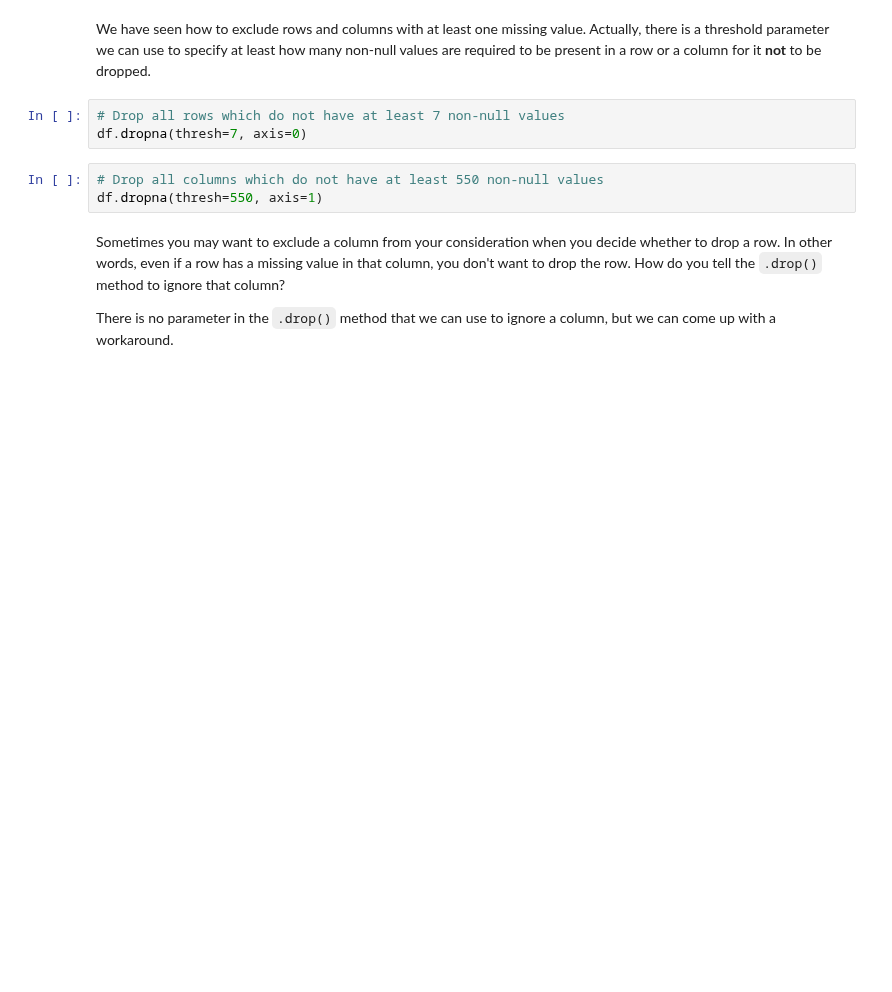
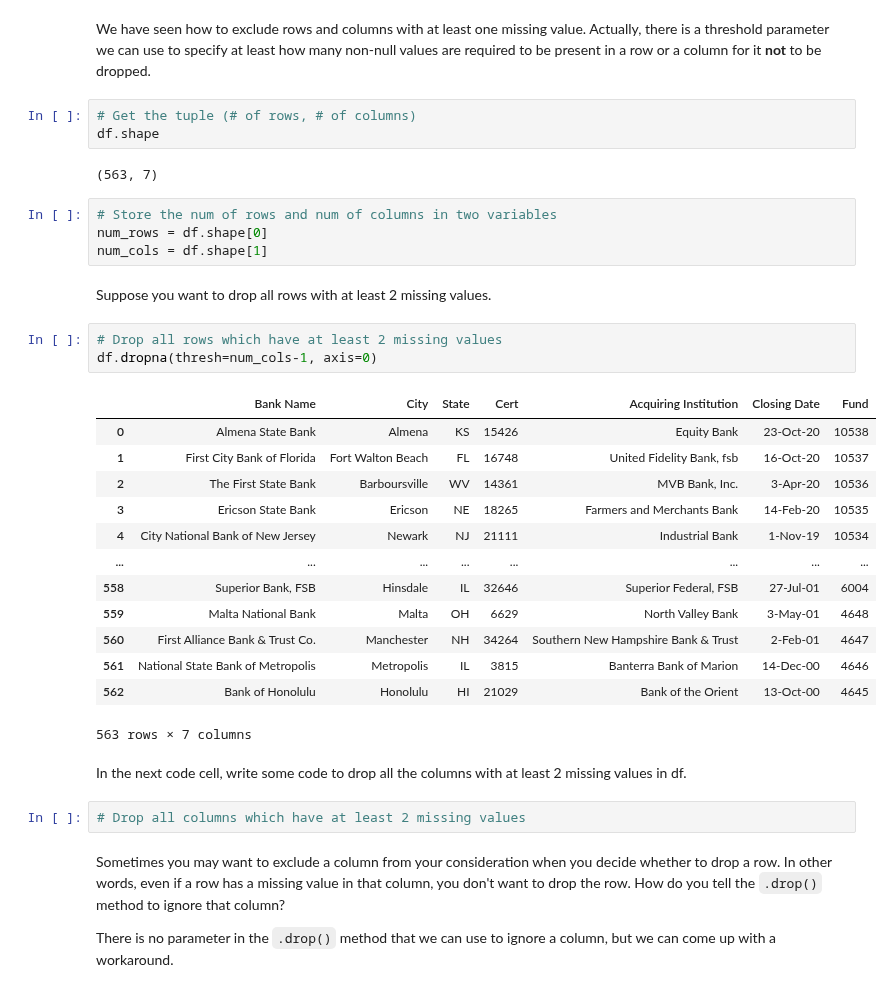
Before and after one commit to ithaka/constellate-notebooks, a Jupyter notebook: pandas-2.ipynb, the cells around one changed output. Cells and saved outputs as stored; diff of their text form; blank space fills up the shorter version.

```diff
--- a/pandas-2.ipynb
+++ b/pandas-2.ipynb
@@ -145,12 +161,38 @@ Sometimes we would want to drop a row only if that row has a missing value in a
 df.dropna(subset=['Acquiring Institution'])
 # %% [markdown]
 We have seen how to exclude rows and columns with at least one missing value. Actually, there is a threshold parameter we can use to specify at least how many non-null values are required to be present in a row or a column for it **not** to be dropped.
+# %%
+# Get the tuple (# of rows, # of columns)
+df.shape
+# %% [output]
+(563, 7)
+# %%
+# Store the num of rows and num of columns in two variables
+num_rows = df.shape[0]
+num_cols = df.shape[1]
+# %% [markdown]
+Suppose you want to drop all rows with at least 2 missing values.
 # %%
-# Drop all rows which do not have at least 7 non-null values
-df.dropna(thresh=7, axis=0)
+# Drop all rows which have at least 2 missing values
+df.dropna(thresh=num_cols-1, axis=0)
+# %% [output]
+|  | Bank Name | City | State | Cert | Acquiring Institution | Closing Date | Fund |
+| 0 | Almena State Bank | Almena | KS | 15426 | Equity Bank | 23-Oct-20 | 10538 |
+| 1 | First City Bank of Florida | Fort Walton Beach | FL | 16748 | United Fidelity Bank, fsb | 16-Oct-20 | 10537 |
+| 2 | The First State Bank | Barboursville | WV | 14361 | MVB Bank, Inc. | 3-Apr-20 | 10536 |
+| 3 | Ericson State Bank | Ericson | NE | 18265 | Farmers and Merchants Bank | 14-Feb-20 | 10535 |
+| 4 | City National Bank of New Jersey | Newark | NJ | 21111 | Industrial Bank | 1-Nov-19 | 10534 |
+| ... | ... | ... | ... | ... | ... | ... | ... |
+| 558 | Superior Bank, FSB | Hinsdale | IL | 32646 | Superior Federal, FSB | 27-Jul-01 | 6004 |
+| 559 | Malta National Bank | Malta | OH | 6629 | North Valley Bank | 3-May-01 | 4648 |
+| 560 | First Alliance Bank & Trust Co. | Manchester | NH | 34264 | Southern New Hampshire Bank & Trust | 2-Feb-01 | 4647 |
+| 561 | National State Bank of Metropolis | Metropolis | IL | 3815 | Banterra Bank of Marion | 14-Dec-00 | 4646 |
+| 562 | Bank of Honolulu | Honolulu | HI | 21029 | Bank of the Orient | 13-Oct-00 | 4645 |
+563 rows × 7 columns
+# %% [markdown]
+In the next code cell, write some code to drop all the columns with at least 2 missing values in df.
 # %%
-# Drop all columns which do not have at least 550 non-null values
-df.dropna(thresh=550, axis=1)
+# Drop all columns which have at least 2 missing values
 # %% [markdown]
 Sometimes you may want to exclude a column from your consideration when you decide whether to drop a row. In other words, even if a row has a missing value in that column, you don't want to drop the row. How do you tell the `.drop()` method to ignore that column?
 
```
Also changed, not shown: parts of 5 cells of this notebook.
